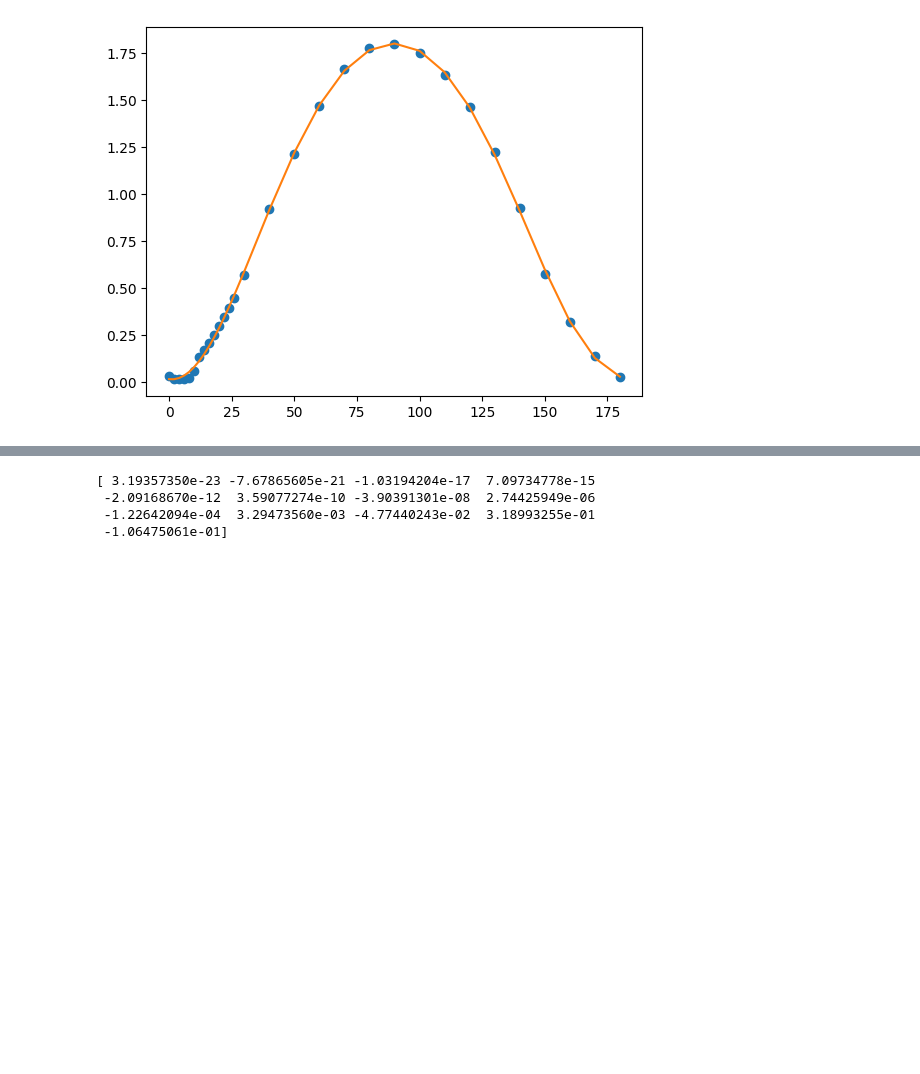
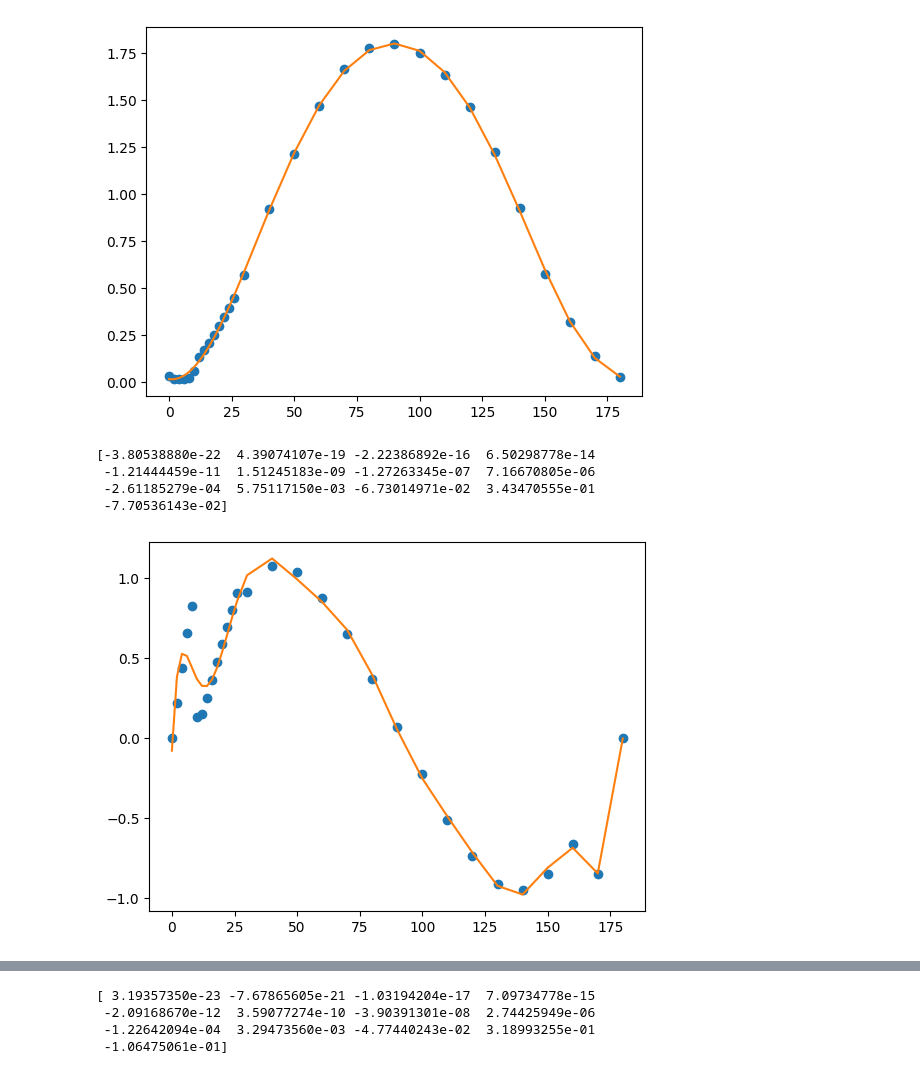
Before and after one commit to Thomasdlsv/Group08_MM, a Jupyter notebook: src/main/java/com/sailing/math/physics/polynomials.ipynb, the cells around one changed output, grey strips where cells are left out. Cells and saved outputs as stored; diff of their text form; code cells hidden in the pictures; blank space fills up the shorter version.

```diff
--- a/src/main/java/com/sailing/math/physics/polynomials.ipynb
+++ b/src/main/java/com/sailing/math/physics/polynomials.ipynb
@@ -73,3 +80,16 @@ plt.show()
  -4.35005372e-07  4.25472367e-06  8.15894174e-04 -1.80594638e-03
   1.54637923e-02]
 [figure]
+# %%
+p_cl_160 = np.polyfit(df_160k['angles'], df_160k['CL'], 12)
+print(p_cl_160)
+
+plt.plot(df_160k['angles'], df_160k['CL'], 'o')
+plt.plot(df_160k['angles'], np.polyval(p_cl_160, df_160k['angles']))
+plt.show()
+# %% [output]
+[-3.80538880e-22  4.39074107e-19 -2.22386892e-16  6.50298778e-14
+ -1.21444459e-11  1.51245183e-09 -1.27263345e-07  7.16670805e-06
+ -2.61185279e-04  5.75117150e-03 -6.73014971e-02  3.43470555e-01
+ -7.70536143e-02]
+[figure, added]
```
Also changed, not shown: parts of 6 cells of this notebook, 4 other files.
